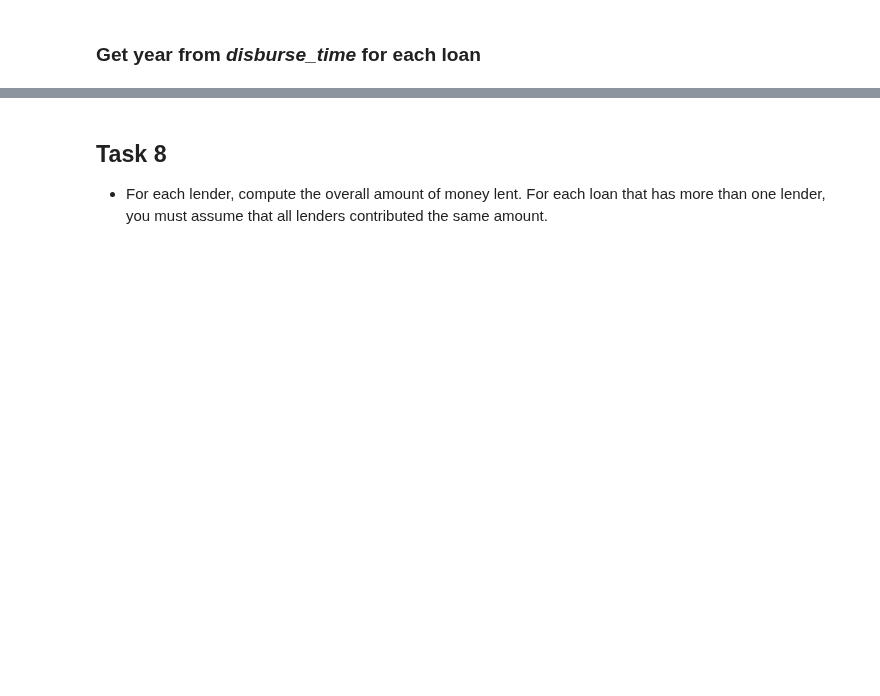
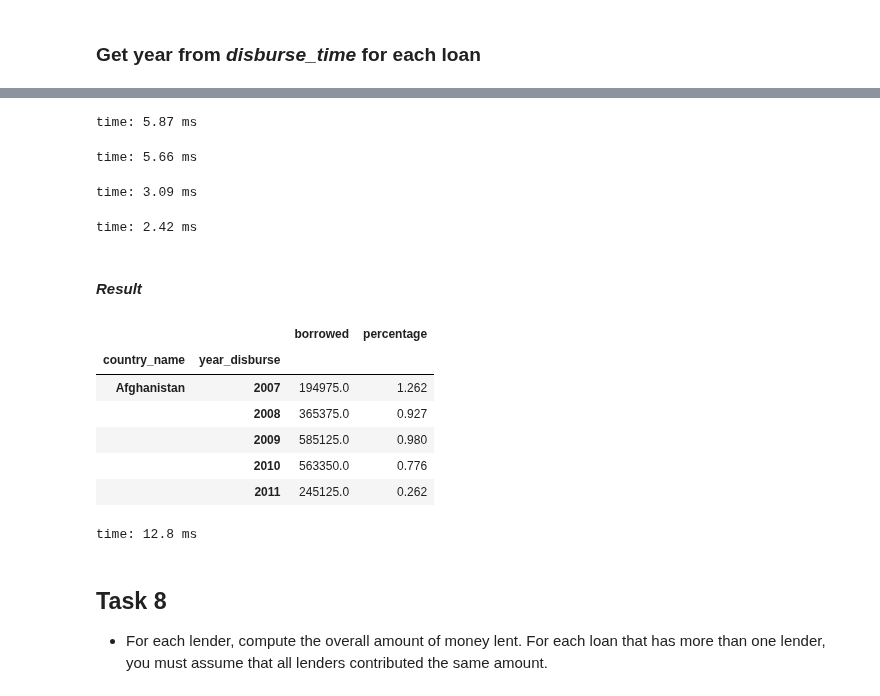
Before and after one commit to gaveter/Project_cs, a Jupyter notebook: Project.ipynb, the cells around one changed output, grey strips where cells are left out. Saved outputs shown, nothing was run; the diff lists cells and outputs as text; code cells hidden in the pictures; blank space fills up the shorter version.

```diff
--- a/Project.ipynb
+++ b/Project.ipynb
@@ -410,3 +493,34 @@ country_amount_year.head()
+# %%
+amount_state_year_perc.reset_index(inplace=True)
+amount_state_year_perc.sort_values(by=['country_name','year_disburse'],ascending=True,inplace=True)
+# %% [output]
+time: 5.87 ms
+# %%
+amount_state_year_perc.set_index(['country_name','year_disburse'],inplace=True) #creazione multiindex
+amount_state_year_perc['percentage'] = round(amount_state_year_perc['loan_amount'] / amount_state_year_perc['total']*100,3)
+# %% [output]
+time: 5.66 ms
+# %%
+amount_state_year_perc.drop(columns='total',inplace=True)
+# %% [output]
+time: 3.09 ms
+# %%
+amount_state_year_perc.rename(columns={'loan_amount':'borrowed'},inplace=True)
+# %% [output]
+time: 2.42 ms
+# %% [markdown]
+#### _Result_
+# %%
+amount_state_year_perc.head()
+# %% [output]
+|  |  | borrowed | percentage |
+| country_name | year_disburse |  |  |
+| Afghanistan | 2007 | 194975.0 | 1.262 |
+|  | 2008 | 365375.0 | 0.927 |
+|  | 2009 | 585125.0 | 0.980 |
+|  | 2010 | 563350.0 | 0.776 |
+|  | 2011 | 245125.0 | 0.262 |
+time: 12.8 ms
 # %% [markdown]
 ## Task 8
 - For each lender, compute the overall amount of money lent. For each loan that has more than one lender, you must assume that all lenders contributed the same amount.
```
Also changed, not shown: parts of 55 cells of this notebook.
